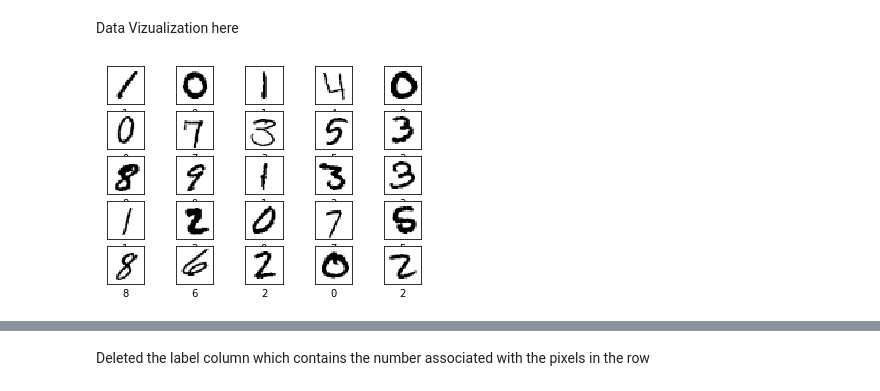
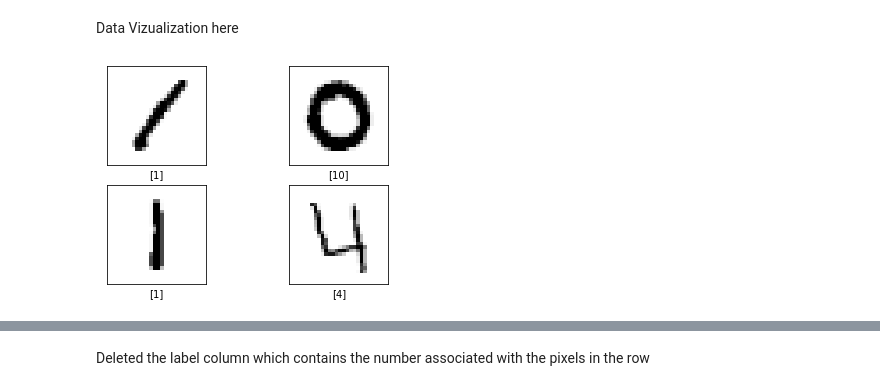
Before and after one commit to manojbuddha/Digit-Recognition-using-Neural-Network, a Jupyter notebook: Digit Recognizer.ipynb, the cells around one changed output, grey strips where cells are left out. Drawn from its saved outputs; the diff is of its cells as text; code cells hidden in the pictures.

```diff
--- a/Digit Recognizer.ipynb
+++ b/Digit Recognizer.ipynb
@@ -64,31 +63,22 @@ tprint(str(train_data.isnull().sum().sum())) # 0 null values so no cleaning need
  \___/
 # %% [markdown]
 Data Vizualization here
-# %%
-for i in range(25):
-    image_data=image_pixels[i]
-    image_data = np.array(image_data).reshape(28,28)
-    plt.subplot(5,5,i+1)
-    plt.xticks([])
-    plt.yticks([])
-    plt.grid(True)
-    plt.imshow(image_data, cmap=plt.cm.binary)
-    plt.xlabel(str(train_value[i]))
-plt.show()
-# %% [output]
-[figure, removed]
 # %%
 def displayImage(image_data):
     image_data = np.array(image_data).reshape(28,28)
     plt.imshow(image_data, cmap=plt.cm.binary)
     plt.show()
-# %%
-train_data_rows=[]
-train_value=[]
-image_pixels=[]
-for i in range(0,train_data.shape[0]):
-    temp=train_data.iloc[i]
-    train_data_rows.append(list(temp))
-    train_value.append(train_data_rows[i][0])
-    image_pixels.append(train_data_rows[i][1:])
+# %%
+for i in range(4):
+    image_data=x[i]
+    image_data = np.array(image_data).reshape(28,28)
+    plt.subplot(2,2,i+1)
+    plt.xticks([])
+    plt.yticks([])
+    plt.grid(True)
+    plt.imshow(image_data, cmap=plt.cm.binary)
+    plt.xlabel(str(y[i]))
+plt.show()
+# %% [output]
+[figure, added]
 # %%
```
Also changed, not shown: parts of 86 cells of this notebook.
